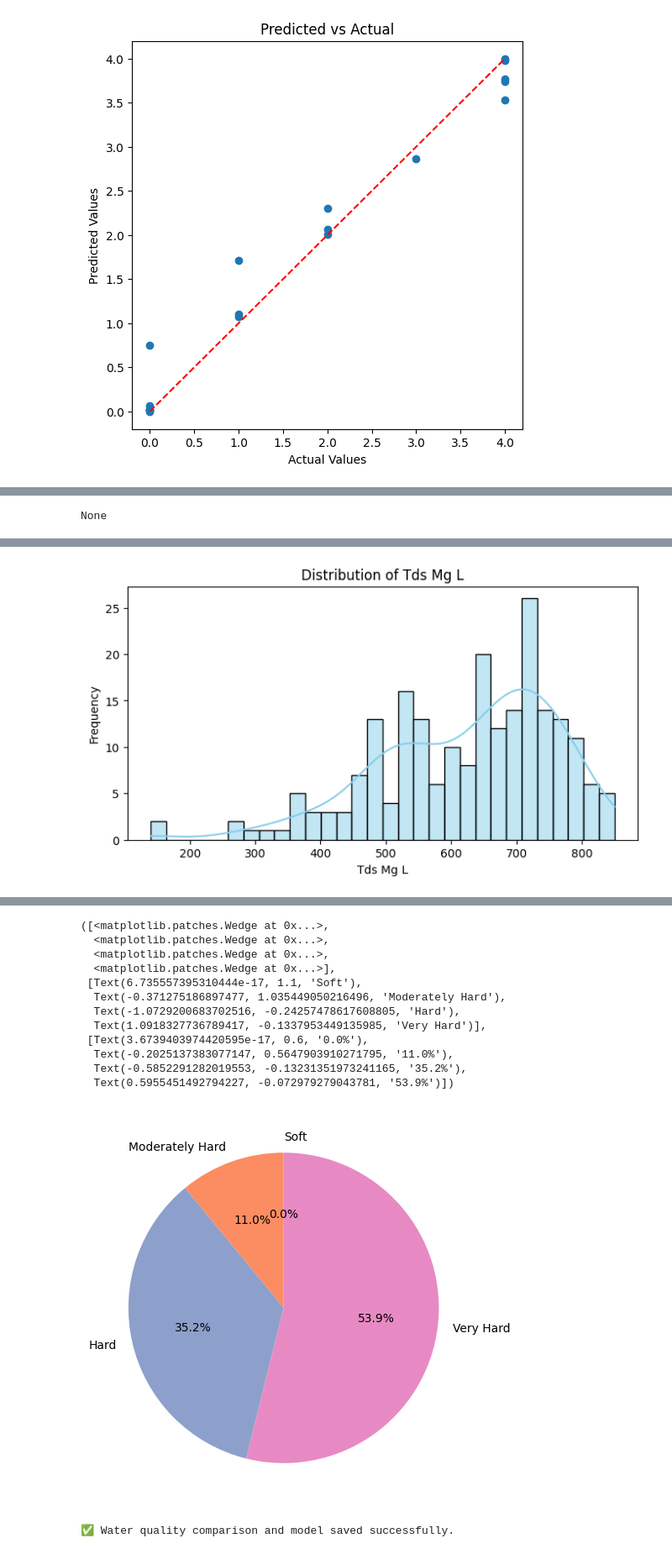
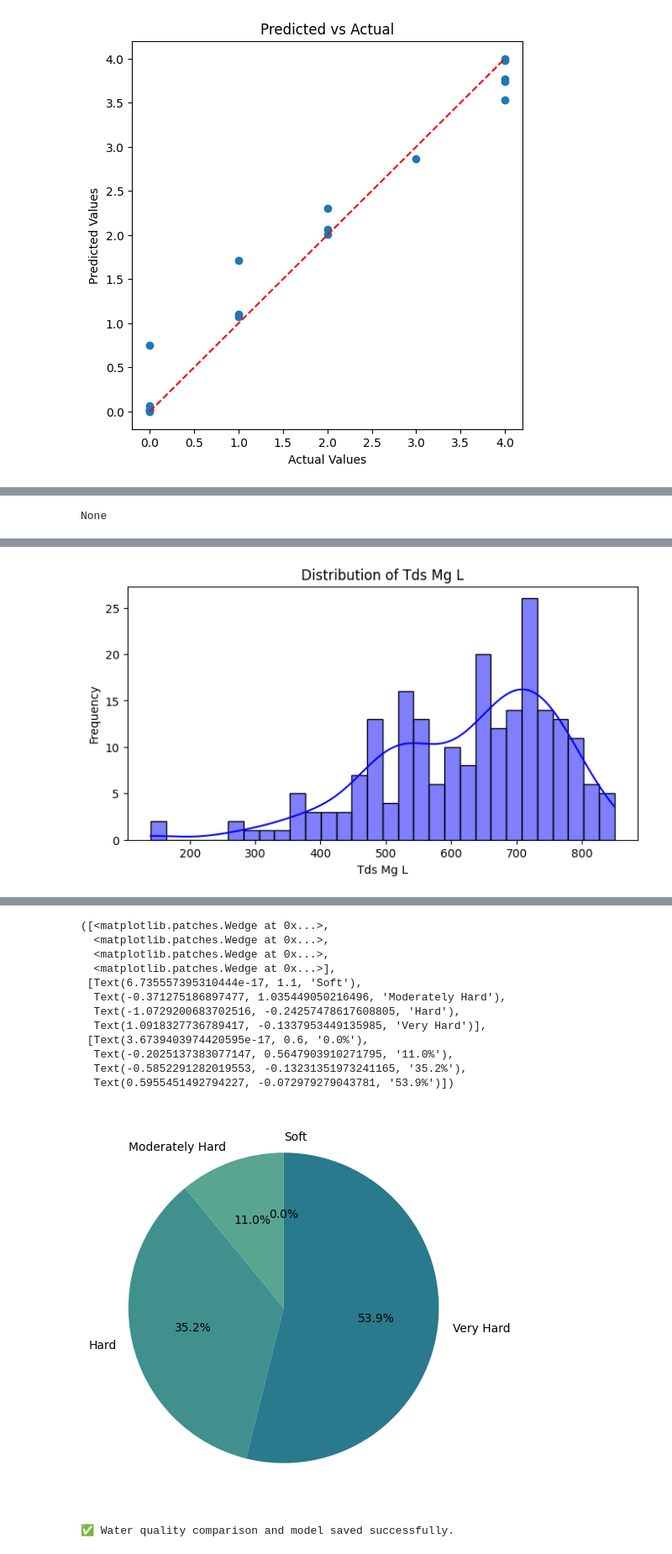
Before and after one commit to Jeremy809/Workplace, a Jupyter notebook: QCTO---Workplace-Module-Notebook-Template-4571.ipynb, the cells around one changed output, grey strips where cells are left out. Shown at 84% size. Saved outputs shown, nothing was run; the diff lists cells and outputs as text; code cells hidden in the pictures.

```diff
--- a/QCTO---Workplace-Module-Notebook-Template-4571.ipynb
+++ b/QCTO---Workplace-Module-Notebook-Template-4571.ipynb
@@ -1915,7 +1875,7 @@ import seaborn as sns
 numeric_features = ['ph', 'hardness_mg_caco3_l', 'turbidity_ntu', 'do_mg_l', 'ec_µs_cm', 'tds_mg_l']
 for feature in numeric_features:
     plt.figure(figsize=(8,4))
-    sns.histplot(df[feature], bins=30, kde=True, color='skyblue')
+    sns.histplot(df[feature], bins=30, kde=True, color='blue')
     plt.title(f"Distribution of {feature.replace('_',' ').title()}")
     plt.xlabel(feature.replace('_',' ').title())
     plt.ylabel("Frequency")
@@ -1924,7 +1884,7 @@ for feature in numeric_features:
 hardness_counts = df['hardness_level'].value_counts().sort_index()
 # Bar Plot
 plt.figure(figsize=(8,5))
-sns.barplot(x=hardness_counts.index, y=hardness_counts.values, palette='Set2')
+sns.barplot(x=hardness_counts.index, y=hardness_counts.values, palette='crest')
 plt.title("Count of Samples per Hardness Level")
 plt.xlabel("Hardness Level")
 plt.ylabel("Number of Samples")
@@ -1933,7 +1893,7 @@ plt.show()
 # Pie Chart
 plt.figure(figsize=(6,6))
 plt.pie(hardness_counts.values, labels=hardness_counts.index,
-        autopct='%1.1f%%', colors=sns.color_palette('Set2'), startangle=90)
+        autopct='%1.1f%%', colors=sns.color_palette('crest'), startangle=90)
 # %% [output]
 <class 'pandas.core.frame.DataFrame'>
 RangeIndex: 219 entries, 0 to 218
@@ -2001 +1961 @@ Overall Quality: Moderate
-[figure, old version]
+[figure, new version]
@@ -2003,16 +1963,16 @@ Overall Quality: Moderate
 ([<matplotlib.patches.Wedge at 0x...>,
   <matplotlib.patches.Wedge at 0x...>,
   <matplotlib.patches.Wedge at 0x...>,
   <matplotlib.patches.Wedge at 0x...>],
  [Text(6.735557395310444e-17, 1.1, 'Soft'),
   Text(-0.371275186897477, 1.035449050216496, 'Moderately Hard'),
   Text(-1.0729200683702516, -0.24257478617608805, 'Hard'),
   Text(1.0918327736789417, -0.1337953449135985, 'Very Hard')],
  [Text(3.6739403974420595e-17, 0.6, '0.0%'),
   Text(-0.2025137383077147, 0.5647903910271795, '11.0%'),
   Text(-0.5852291282019553, -0.13231351973241165, '35.2%'),
   Text(0.5955451492794227, -0.072979279043781, '53.9%')])
-[figure, old version]
+[figure, new version]
 # %%
 # Save summary and model
 comparison_df.to_csv("water_quality_comparison.csv", index=False)
```
Also changed, not shown: parts of 9 cells of this notebook.
